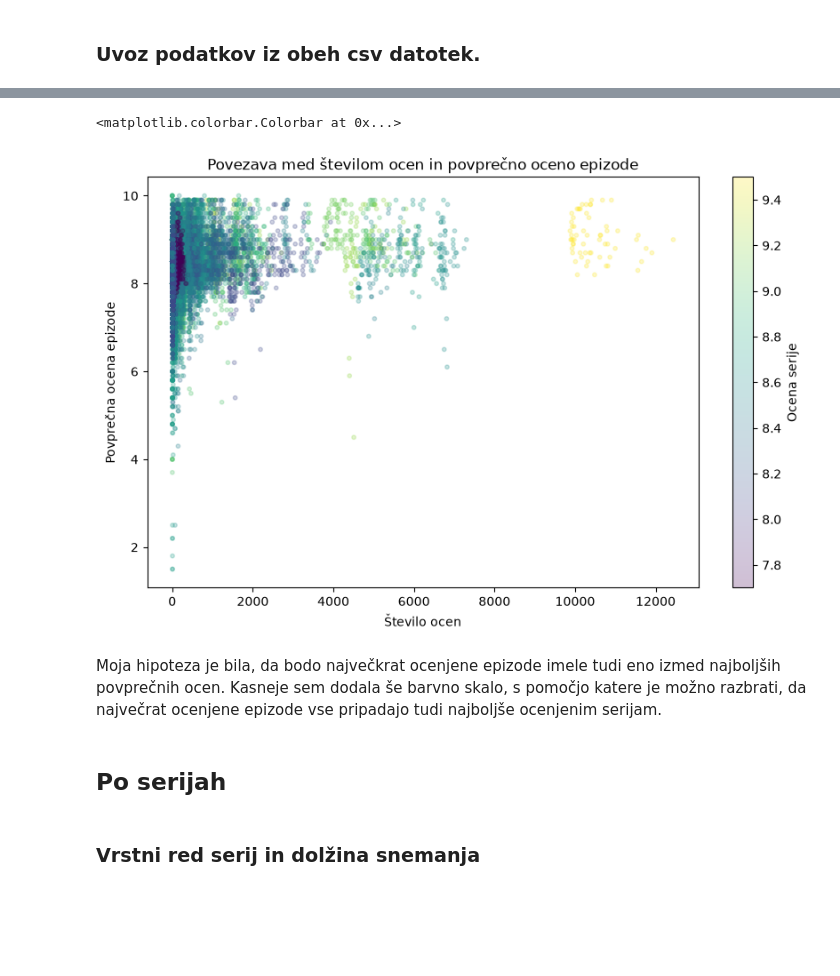
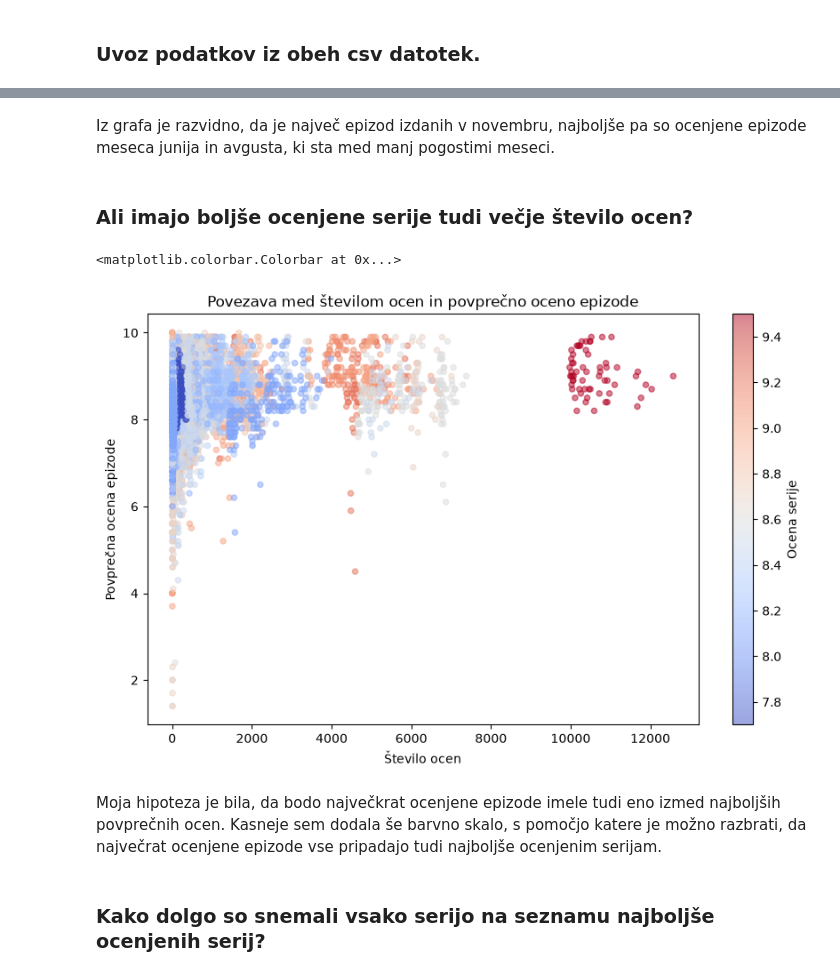
Before and after one commit to neca-klemencic/projektna_naloga_uvp, a Jupyter notebook: analiza.ipynb, the cells around one changed output, grey strips where cells are left out. Cells and saved outputs as stored; diff of their text form; code cells hidden in the pictures; blank space fills up the shorter version.

```diff
--- a/analiza.ipynb
+++ b/analiza.ipynb
@@ -88,22 +142,24 @@ plt.grid(True, linestyle="--", alpha=0.4)
+# %% [markdown]
+Iz grafa je razvidno, da je največ epizod izdanih v novembru, najboljše pa so ocenjene epizode meseca junija in avgusta, ki sta med manj pogostimi meseci.
+# %% [markdown]
+### Ali imajo boljše ocenjene serije tudi večje število ocen?
 # %%
 stevilo_ocen = podatki_epizode["community_count"]
 povprecna_ocena = podatki_epizode["vote_average"]
 
 plt.figure(figsize=(10, 6))
-scatter = plt.scatter(stevilo_ocen, povprecna_ocena, s=10, c=podatki_epizode["ocena_serije"], alpha=0.25)
+scatter = plt.scatter(stevilo_ocen, povprecna_ocena, s=20, c=podatki_epizode["ocena_serije"], cmap="coolwarm",alpha=0.5)
 plt.title("Povezava med številom ocen in povprečno oceno epizode")
 plt.xlabel("Število ocen")
 plt.ylabel("Povprečna ocena epizode")
 plt.colorbar(scatter, label="Ocena serije")
 # %% [output]
 <matplotlib.colorbar.Colorbar at 0x...>
-[figure, old version]
+[figure, new version]
 # %% [markdown]
 Moja hipoteza je bila, da bodo največkrat ocenjene epizode imele tudi eno izmed najboljših povprečnih ocen. Kasneje sem dodala še barvno skalo, s pomočjo katere je možno razbrati, da največrat ocenjene epizode vse pripadajo tudi najboljše ocenjenim serijam.
-# %% [markdown]
-## Po serijah
 # %% [markdown]
-### Vrstni red serij in dolžina snemanja
+### Kako dolgo so snemali vsako serijo na seznamu najboljše ocenjenih serij?
 # %%
 dolzina_snemanja = pd.to_datetime(podatki_serije["Najnovejša_epizoda"]) - pd.to_datetime(podatki_serije["Prva_epizoda"])
 pozicija = podatki_serije["Pozicija"]
```
Also changed, not shown: parts of 28 cells of this notebook, 1 other file.
